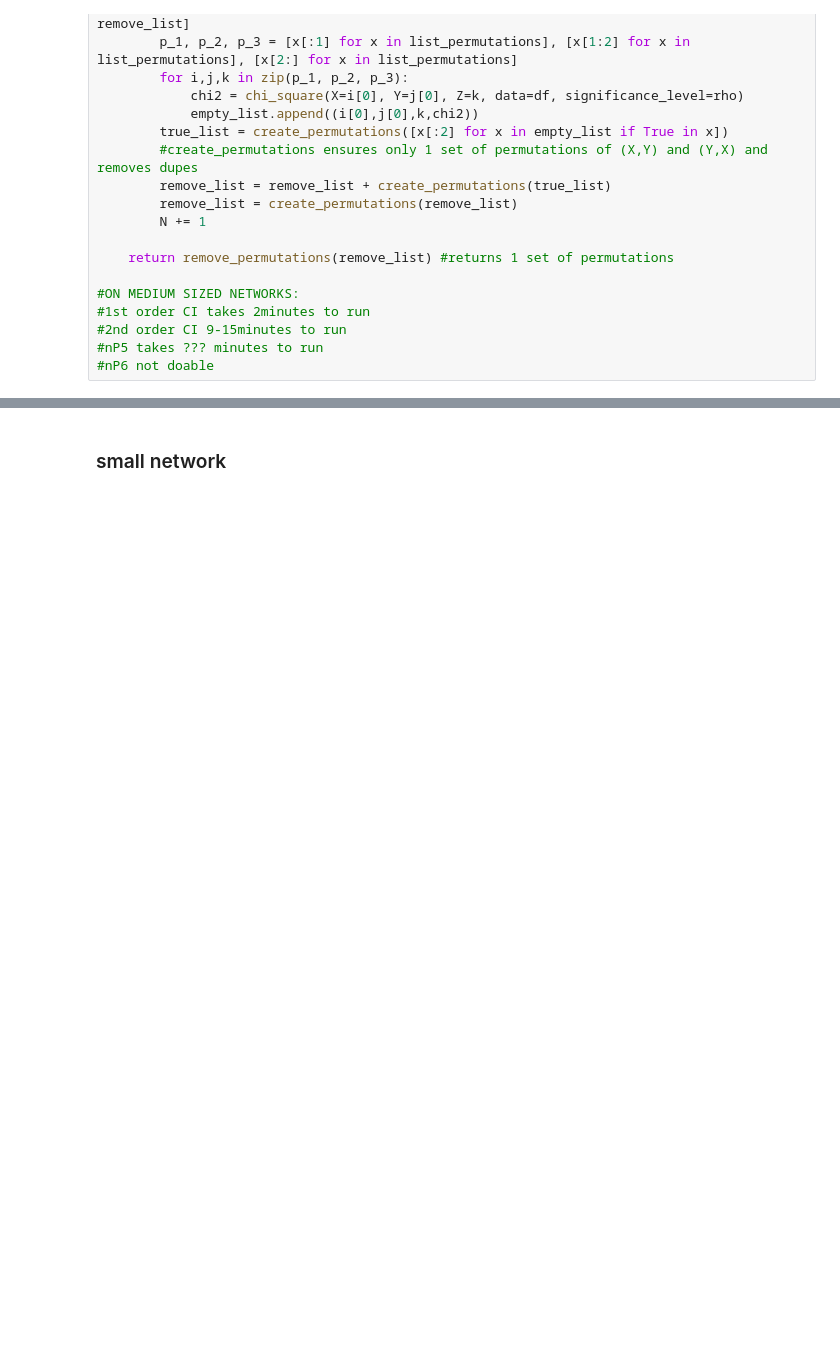
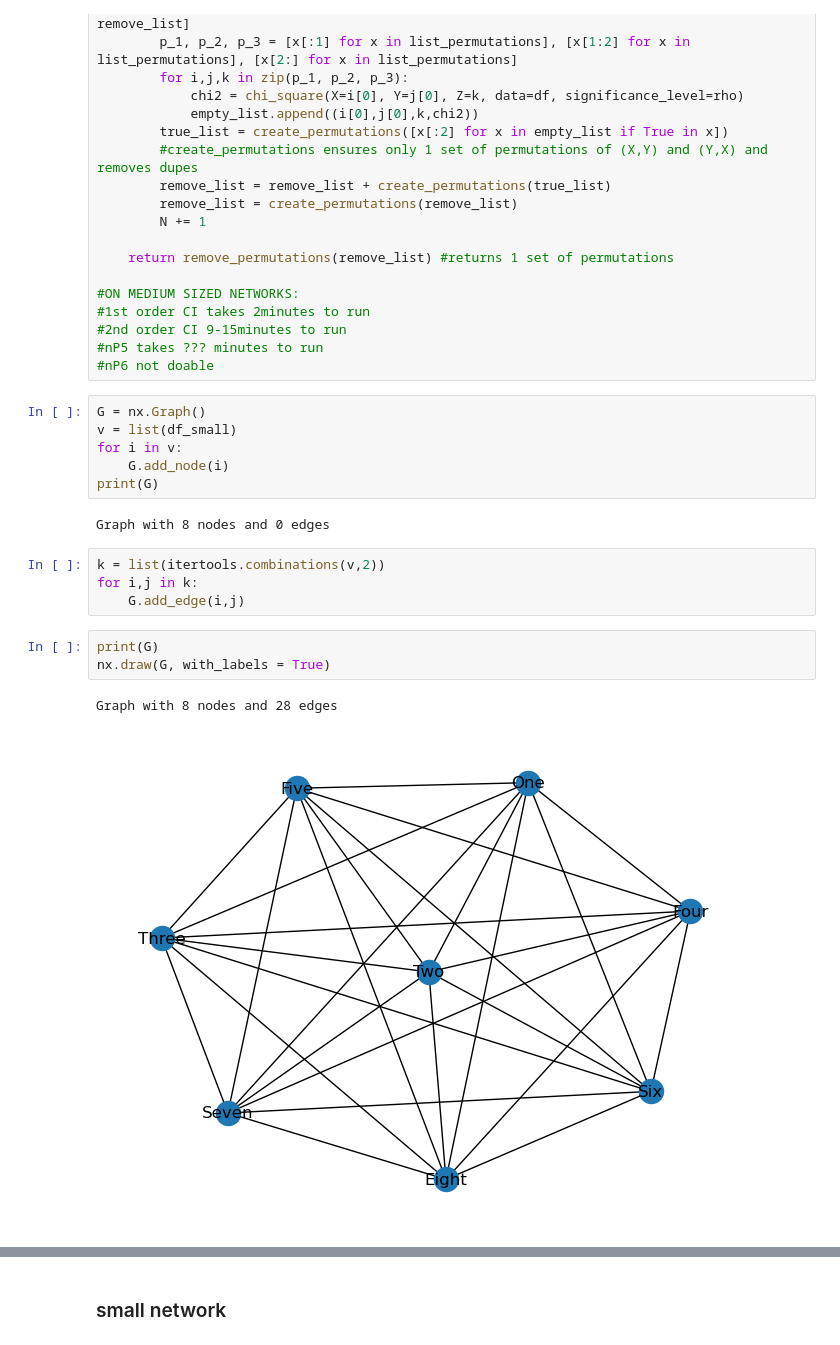
Before and after one commit to Elicit3495/ML_FYP, a Jupyter notebook: conditional.ipynb, the cells around one changed output, grey strips where cells are left out. Cells and saved outputs as stored; diff of their text form; blank space fills up the shorter version.

```diff
--- a/conditional.ipynb
+++ b/conditional.ipynb
@@ -182,3 +180,21 @@ def PC_(df, n, rho):
 #2nd order CI 9-15minutes to run
 #nP5 takes ??? minutes to run
 #nP6 not doable
+# %%
+G = nx.Graph()
+v = list(df_small)
+for i in v:
+    G.add_node(i)
+print(G)
+# %% [output]
+Graph with 8 nodes and 0 edges
+# %%
+k = list(itertools.combinations(v,2))
+for i,j in k:
+    G.add_edge(i,j)
+# %%
+print(G)
+nx.draw(G, with_labels = True)
+# %% [output]
+Graph with 8 nodes and 28 edges
+[figure, added]
```
Also changed, not shown: parts of 30 cells of this notebook, 3 other files.
